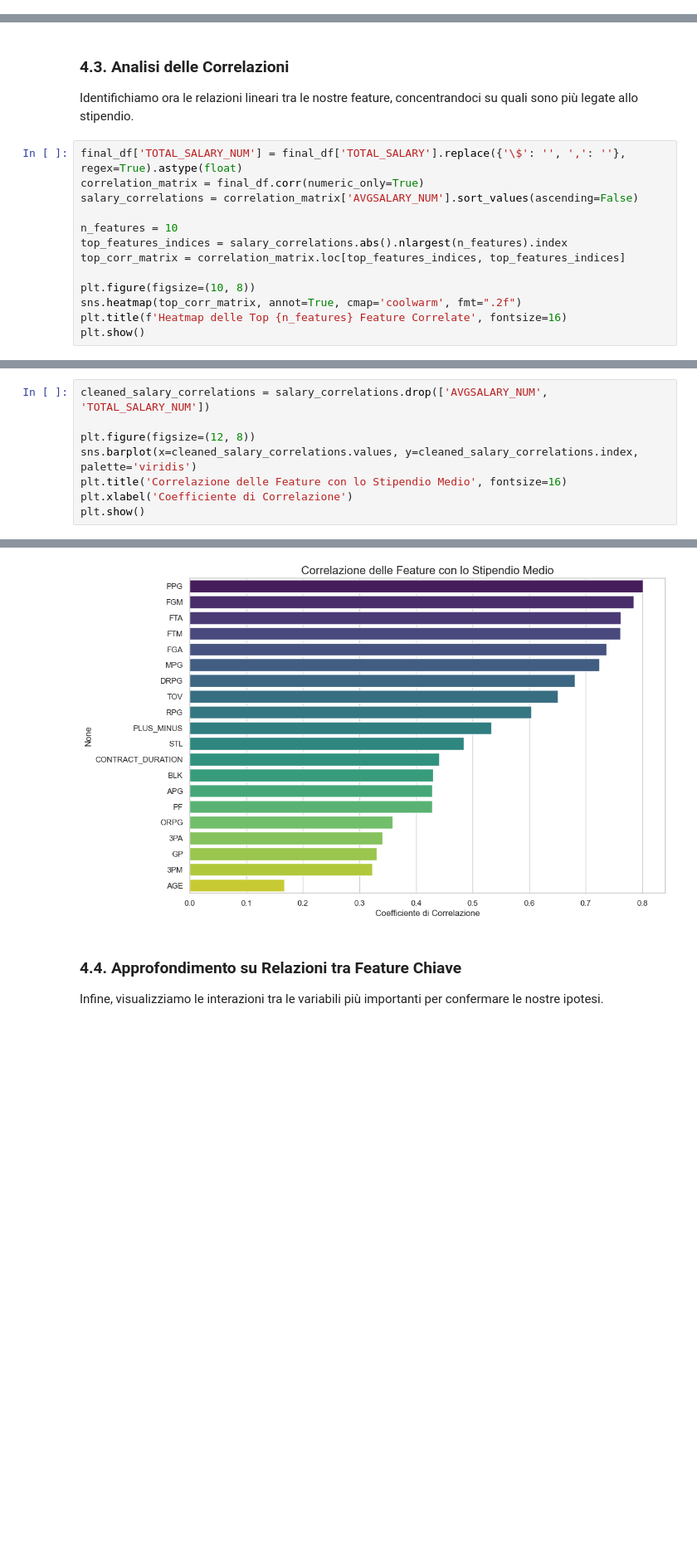
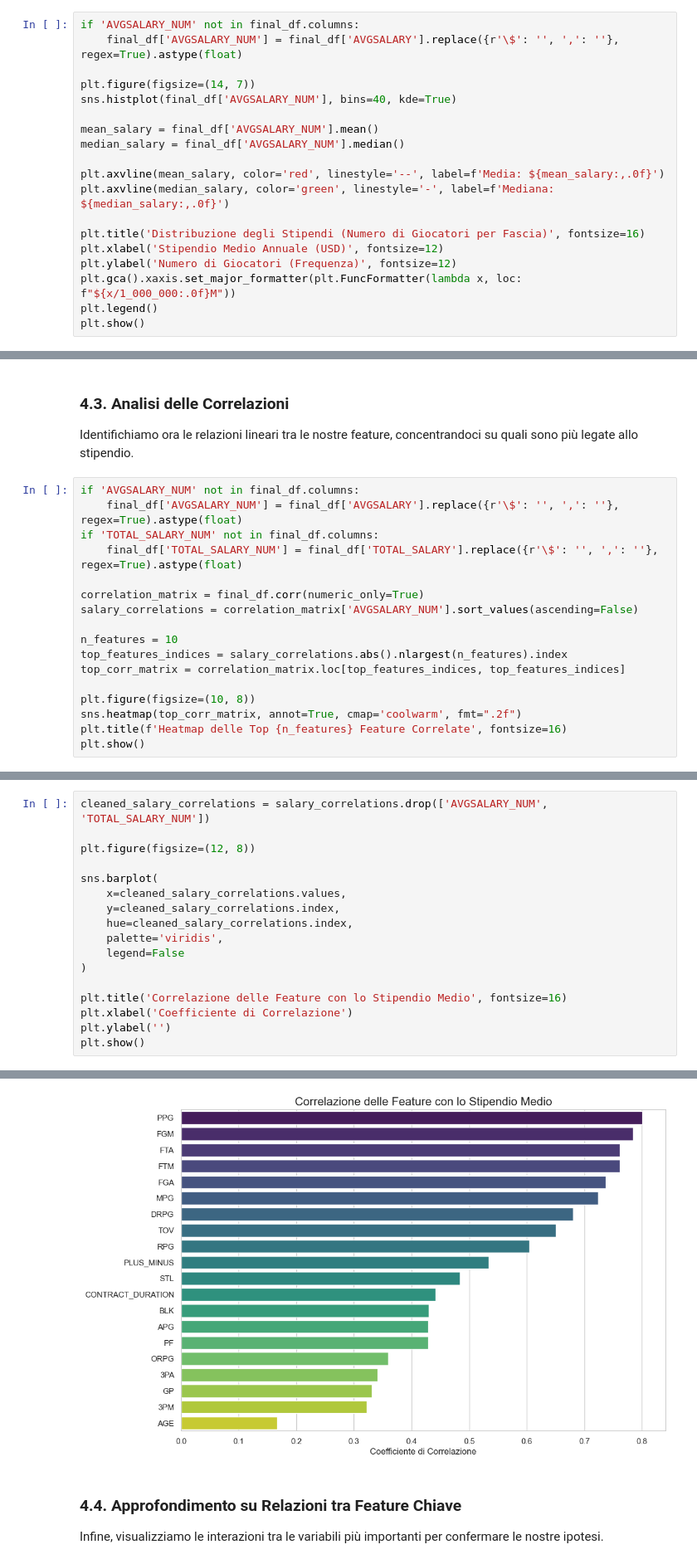
Before and after one commit to alessiobifulco/NBA-Salary-Prediction, a Jupyter notebook: notebook/project.ipynb, the cells around one changed output, grey strips where cells are left out. Shown at 83% size. Saved outputs shown, nothing was run; the diff lists cells and outputs as text; blank space fills up the shorter version.

```diff
--- a/notebook/project.ipynb
+++ b/notebook/project.ipynb
@@ -170,0 +152,19 @@ plt.show()
+# %%
+if 'AVGSALARY_NUM' not in final_df.columns:
+    final_df['AVGSALARY_NUM'] = final_df['AVGSALARY'].replace({r'\$': '', ',': ''}, regex=True).astype(float)
+
+plt.figure(figsize=(14, 7))
+sns.histplot(final_df['AVGSALARY_NUM'], bins=40, kde=True)
+
+mean_salary = final_df['AVGSALARY_NUM'].mean()
+median_salary = final_df['AVGSALARY_NUM'].median()
+
+plt.axvline(mean_salary, color='red', linestyle='--', label=f'Media: ${mean_salary:,.0f}')
+plt.axvline(median_salary, color='green', linestyle='-', label=f'Mediana: ${median_salary:,.0f}')
+
+plt.title('Distribuzione degli Stipendi (Numero di Giocatori per Fascia)', fontsize=16)
+plt.xlabel('Stipendio Medio Annuale (USD)', fontsize=12)
+plt.ylabel('Numero di Giocatori (Frequenza)', fontsize=12)
+plt.gca().xaxis.set_major_formatter(plt.FuncFormatter(lambda x, loc: f"${x/1_000_000:.0f}M"))
+plt.legend()
+plt.show()
@@ -197,7 +199,11 @@ Statistiche Medie dei Giocatori per Fascia di Stipendio:
 
 Identifichiamo ora le relazioni lineari tra le nostre feature, concentrandoci su quali sono più legate allo stipendio.
 # %%
-final_df['TOTAL_SALARY_NUM'] = final_df['TOTAL_SALARY'].replace({'\$': '', ',': ''}, regex=True).astype(float)
+if 'AVGSALARY_NUM' not in final_df.columns:
+    final_df['AVGSALARY_NUM'] = final_df['AVGSALARY'].replace({r'\$': '', ',': ''}, regex=True).astype(float)
+if 'TOTAL_SALARY_NUM' not in final_df.columns:
+    final_df['TOTAL_SALARY_NUM'] = final_df['TOTAL_SALARY'].replace({r'\$': '', ',': ''}, regex=True).astype(float)
+
 correlation_matrix = final_df.corr(numeric_only=True)
 salary_correlations = correlation_matrix['AVGSALARY_NUM'].sort_values(ascending=False)
 
@@ -215,8 +221,17 @@ plt.show()
 cleaned_salary_correlations = salary_correlations.drop(['AVGSALARY_NUM', 'TOTAL_SALARY_NUM'])
 
 plt.figure(figsize=(12, 8))
-sns.barplot(x=cleaned_salary_correlations.values, y=cleaned_salary_correlations.index, palette='viridis')
+
+sns.barplot(
+    x=cleaned_salary_correlations.values,
+    y=cleaned_salary_correlations.index,
+    hue=cleaned_salary_correlations.index,
+    palette='viridis',
+    legend=False
+)
+
 plt.title('Correlazione delle Feature con lo Stipendio Medio', fontsize=16)
 plt.xlabel('Coefficiente di Correlazione')
+plt.ylabel('')
 plt.show()
 # %% [output]
@@ -226,4 +238,4 @@ Passing `palette` without assigning `hue` is deprecated and will be removed in v
-[figure, old version]
+[figure, new version]
 # %% [markdown]
 ### 4.4. Approfondimento su Relazioni tra Feature Chiave
 
```
Also changed, not shown: parts of 61 cells of this notebook.
